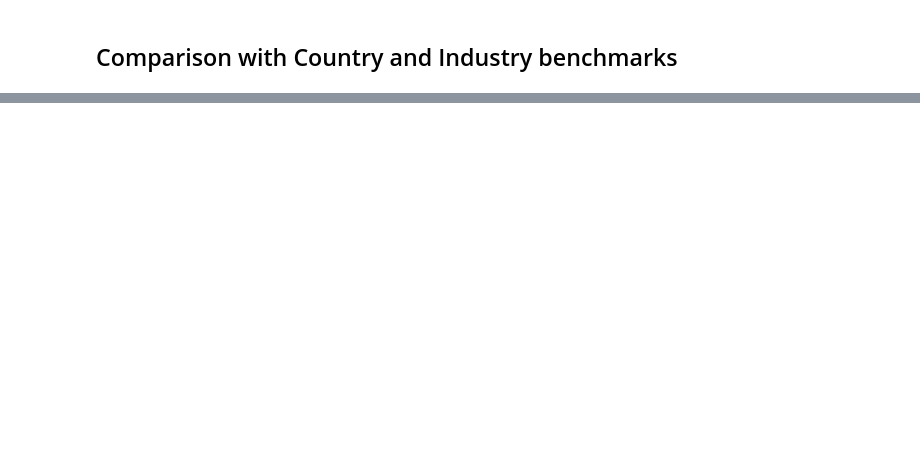
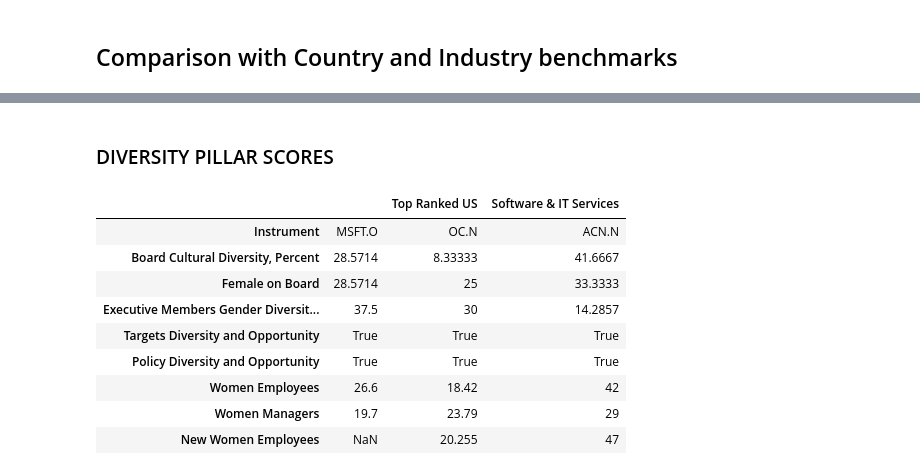
Before and after one commit to LSEG-API-Samples/Example.EikonAPI.Python.DiversityAndInclusion, a Jupyter notebook: Diversity and Inclusion.ipynb, the cells around one changed output, grey strips where cells are left out. Saved outputs shown, nothing was run; the diff lists cells and outputs as text; code cells hidden in the pictures; blank space fills up the shorter version.

```diff
--- a/Diversity and Inclusion.ipynb
+++ b/Diversity and Inclusion.ipynb
@@ -107,3 +109,22 @@ fig.update_layout(title='Best in Class Score Comparison')
 fig.show()
 # %% [output]
 [interactive output not drawn]
+# %%
+dFields = ['TR.AnalyticBoardCulturalDiversity(IncludePartialYear=False)', 'TR.CGAnalyticBoardFemale(IncludePartialYear=False)', 'TR.AnalyticExecutiveMembersGenderDiversity(IncludePartialYear=False)', 'TR.TargetsDiversityOpportunity(IncludePartialYear=False)', 'TR.PolicyDiversityOpportunity(IncludePartialYear=False)', 'TR.WomenEmployees(IncludePartialYear=False)', 'TR.WomenManagers(IncludePartialYear=False)', 'TR.NewWomenEmployees(IncludePartialYear=False)']
+ddata, err = ek.get_data(instruments = [symbol, bestInCountry, bestInIndustry], fields = dFields)
+compare = ddata.transpose()
+compare.columns = ['', 'Top Ranked {}'.format(inst['CountryCode']), inst['IndustryGroup']]
+display(Markdown('### DIVERSITY PILLAR SCORES'))
+display(compare)
+# %% [output]
+### DIVERSITY PILLAR SCORES
+|  |  | Top Ranked US | Software & IT Services |
+| Instrument | MSFT.O | OC.N | ACN.N |
+| Board Cultural Diversity, Percent | 28.5714 | 8.33333 | 41.6667 |
+| Female on Board | 28.5714 | 25 | 33.3333 |
+| Executive Members Gender Diversit... | 37.5 | 30 | 14.2857 |
+| Targets Diversity and Opportunity | True | True | True |
+| Policy Diversity and Opportunity | True | True | True |
+| Women Employees | 26.6 | 18.42 | 42 |
+| Women Managers | 19.7 | 23.79 | 29 |
+| New Women Employees | NaN | 20.255 | 47 |
```
Also changed, not shown: parts of 8 cells of this notebook.
